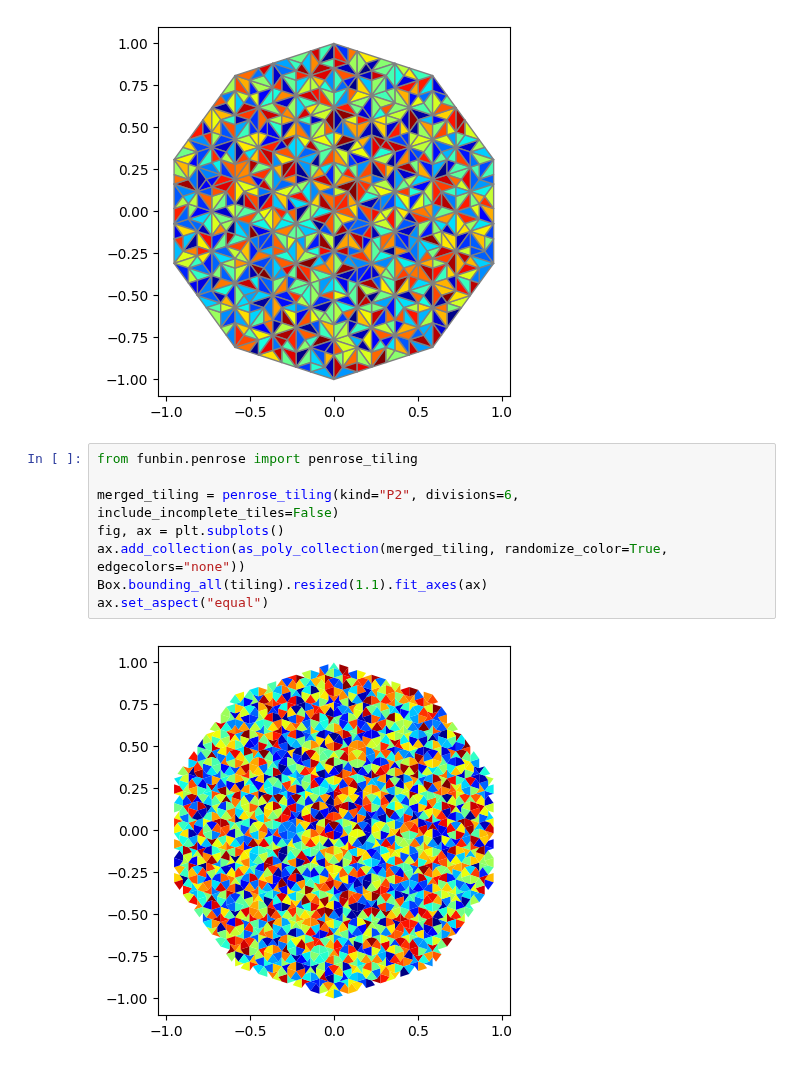
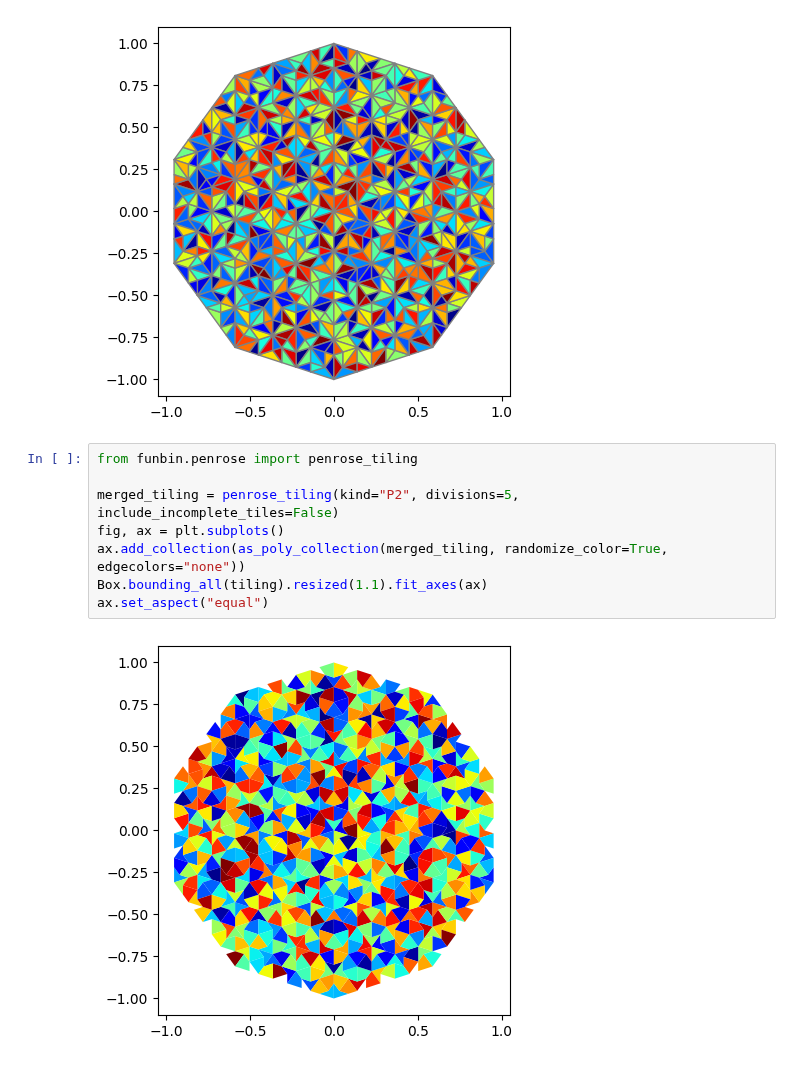
Before and after one commit to nj-vs-vh/funbin, a Jupyter notebook: scripts/penrose_poc.ipynb, the cells around one changed output. Drawn from its saved outputs; the diff is of its cells as text.

Commit message:
penrose tiling by subdivision PoC

```diff
--- a/scripts/penrose_poc.ipynb
+++ b/scripts/penrose_poc.ipynb
@@ -20,10 +20,10 @@ ax.set_aspect("equal")
 # %%
 from funbin.penrose import penrose_tiling
 
-merged_tiling = penrose_tiling(kind="P2", divisions=6, include_incomplete_tiles=False)
+merged_tiling = penrose_tiling(kind="P2", divisions=5, include_incomplete_tiles=False)
 fig, ax = plt.subplots()
 ax.add_collection(as_poly_collection(merged_tiling, randomize_color=True, edgecolors="none"))
 Box.bounding_all(tiling).resized(1.1).fit_axes(ax)
 ax.set_aspect("equal")
 # %% [output]
-[figure, old version]
+[figure, new version]
```
Also changed, not shown: 4 other files.
